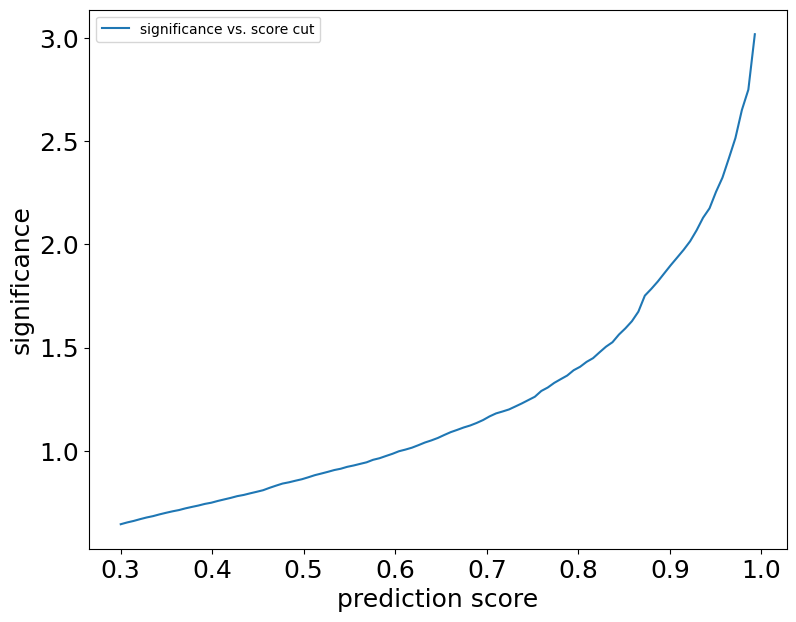
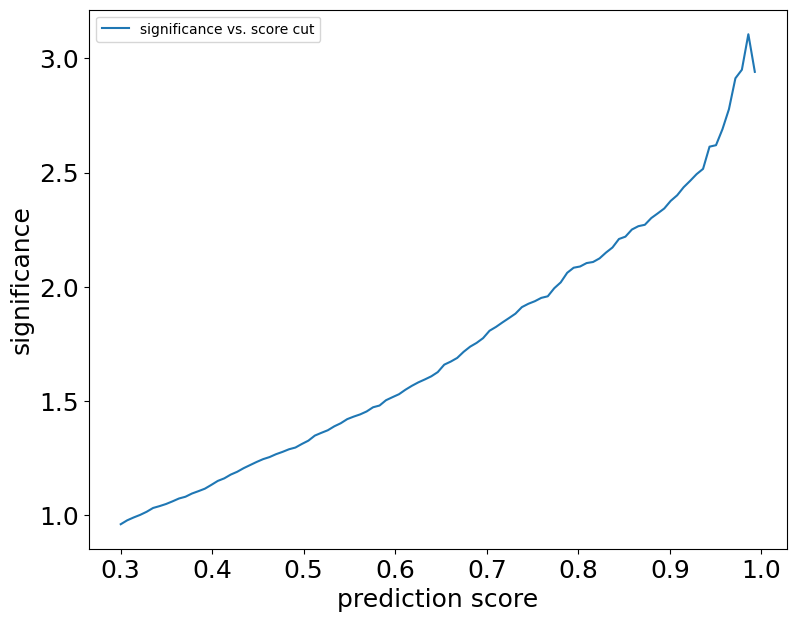
Code edit (unified diff) that turned the first committed figure into the second:
--- before
+++ after
@@ -4,4 +4,12 @@
 def significance(s,b):
     return np.sqrt(2*((s+b)*np.log(1+s/b)-s))
+
+def significance_smallN(s, b):
+    if s==0: return 0
+    n_obs = s + b
+    exact_p_value = sp.gammainc(n_obs, b)
+    exact_z_score = stats.norm.isf(exact_p_value)
+    if exact_z_score<0: return 0
+    else: return exact_z_score
 
 for score in scores:
@@ -14,8 +22,8 @@
         b += Luminosity * Xsection[processes.index(process)] * (num_afterML[processes.index(process)]/simulation_num)
     
-    z_line.append(significance(s,b))
+    z_line.append(significance_smallN(s,b))
 
 plt.figure(1, figsize=(9,7))
-plt.plot(scores, z_line, label='significance vs. score cut')
+plt.plot(scores[:-1], z_line[:-1], label='significance vs. score cut')
 plt.xticks(fontsize=18)
 plt.yticks(fontsize=18)

Commit: calculate significance with the null hypothesis kappa3=1